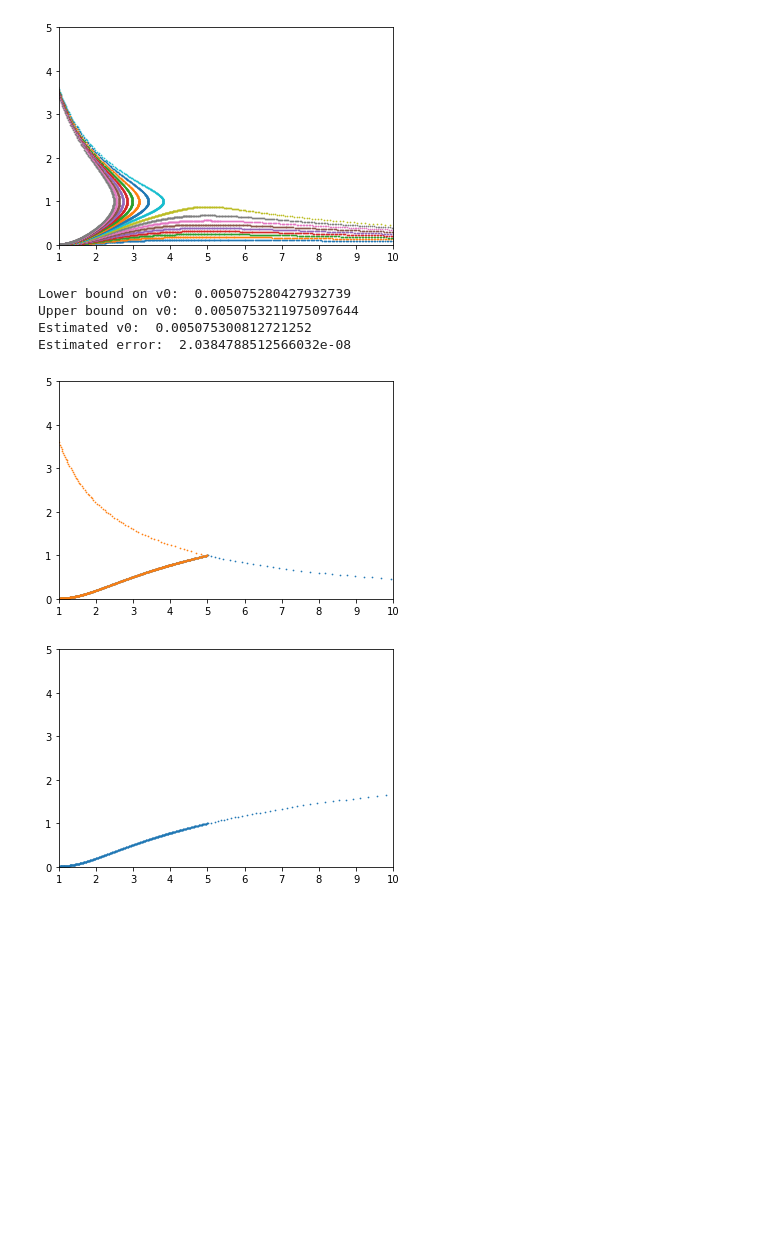
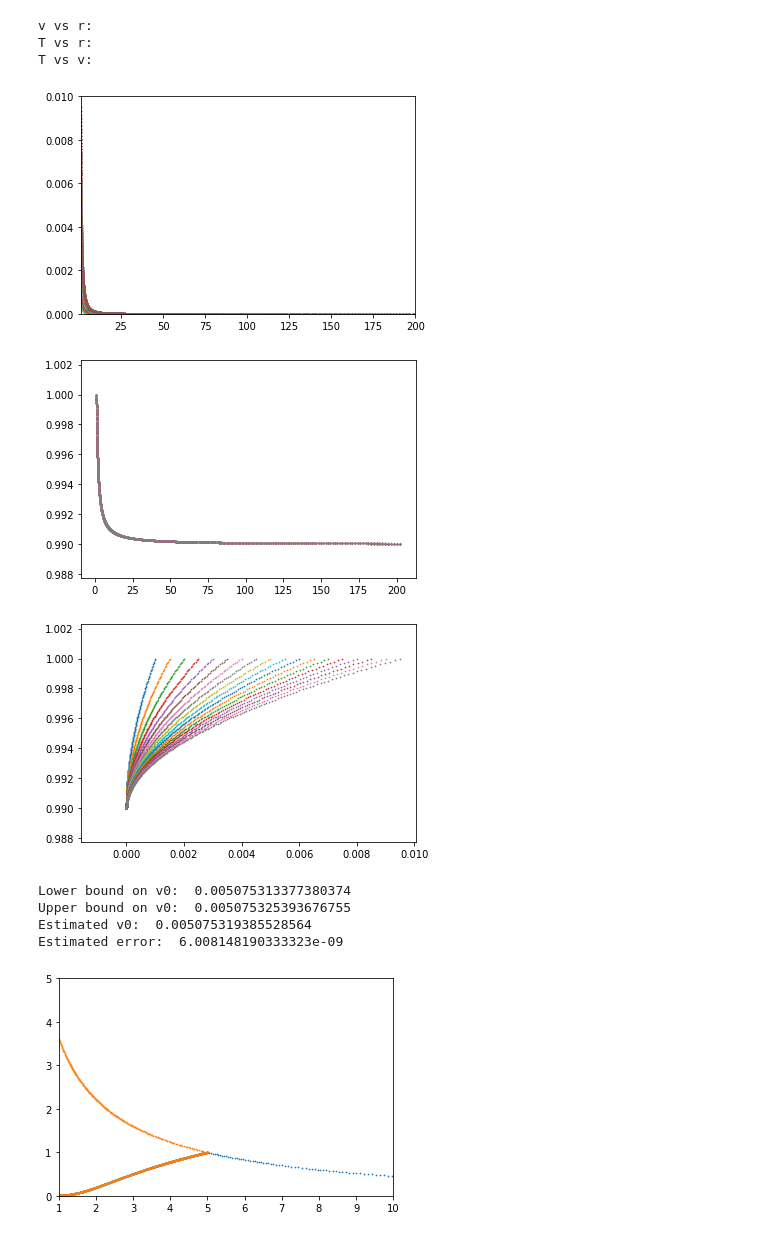
Before and after one commit to bnevs88/neutrino-winds, a Jupyter notebook: neutrino-winds/Adiabatic_wind_solver.ipynb, the cells around one changed output. Drawn from its saved outputs; the diff is of its cells as text; code cells hidden in the pictures; blank space fills up the shorter version.

Commit message:
Implemented unit tests, condensed adiabatic solver into importable class

```diff
--- a/neutrino-winds/Adiabatic_wind_solver.ipynb
+++ b/neutrino-winds/Adiabatic_wind_solver.ipynb
@@ -384,4 +506,6 @@ def findV0(lowerguess,upperguess,dv,maxprecision=1e-10,itermax=10000,xrange=10,u
     return (lower+upper)/2
 # %%
-makePlots(.001,.01,.0005,True,20,5);
+import Adiabatic_wind_solver as aws
+s=aws.solver(1.1,.1)
+s.makePlots(.001,.01,.0005,True,20,5);
 # %% [output]
@@ -389,16 +518,17 @@ makePlots(.001,.01,.0005,True,20,5);
 # %%
-makePlots(.001,.01,.0005,False,10,5);
+s.makePlots(.001,.01,.0005,False,200,.01);
 # %% [output]
+v vs r:
+T vs r:
+T vs v:
-[figure, old version]
+[figure, new version]
+[figure, added]
+[figure, added]
 # %%
-v0avg=findV0(.004,.006,.001)
+v0avg=s.findV0(.004,.006,.0001)
 # %% [output]
-Lower bound on v0:  0.005075280427932739
-Upper bound on v0:  0.0050753211975097644
-Estimated v0:  0.005075300812721252
-Estimated error:  2.0384788512566032e-08
+Lower bound on v0:  0.005075313377380374
+Upper bound on v0:  0.005075325393676755
+Estimated v0:  0.005075319385528564
+Estimated error:  6.008148190333323e-09
-[figure, old version]
+[figure, new version]
-# %%
-makePlot(v0avg);
-# %% [output]
-[figure, removed]
```
Also changed, not shown: parts of 10 cells of this notebook, 3 other files.
